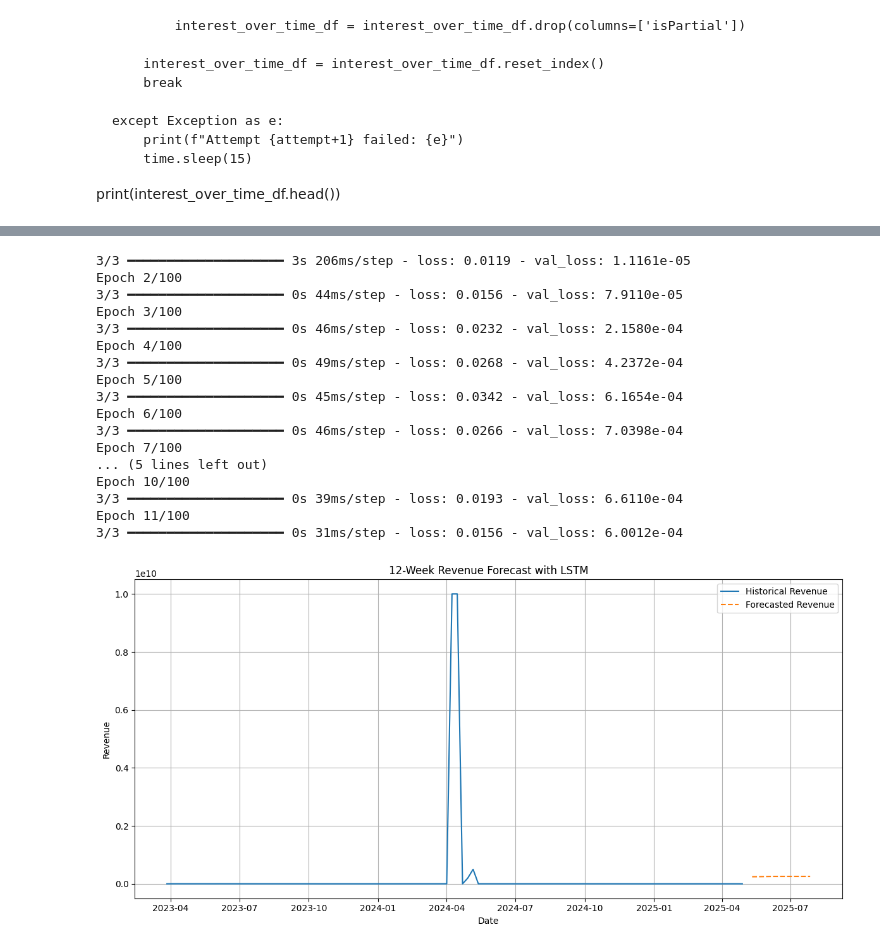
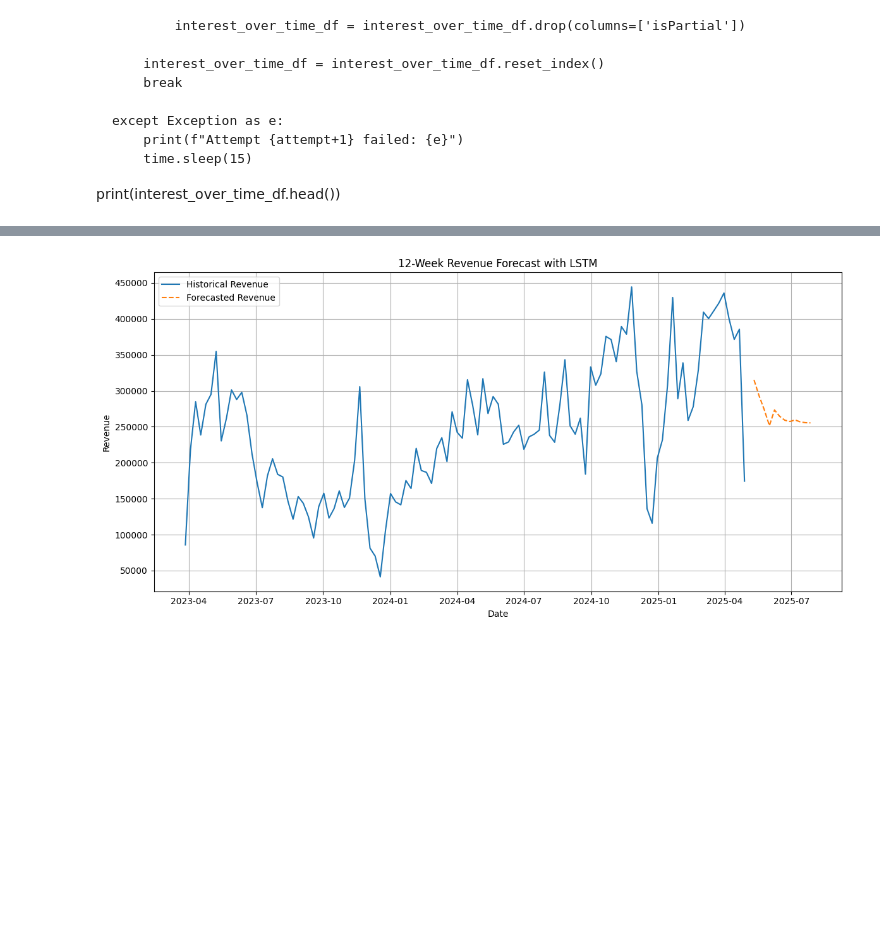
Before and after one commit to Connective3Innovation/impact_V2, a Jupyter notebook: experiments.ipynb, the cells around one changed output, grey strips where cells are left out. Cells and saved outputs as stored; diff of their text form; code cells hidden in the pictures; blank space fills up the shorter version.

```diff
--- a/experiments.ipynb
+++ b/experiments.ipynb
@@ -332,8 +315,10 @@ y_train, y_test = y[:split], y[split:]
 # LSTM model
 model = Sequential([
     LSTM(64, activation='relu', return_sequences=True, input_shape=(sequence_length, 1)),
-    LSTM(32, activation='relu'),
+    LSTM(32, activation='relu',return_sequences=True),
+    LSTM(16, activation='relu'),
     Dense(16, activation='relu'),
+    Dense(8, activation='relu'),
     Dense(1)
 ])
 model.compile(optimizer='adam', loss='mse')
@@ -370,21 +371,4 @@ Epoch 1/100
-3/3 ━━━━━━━━━━━━━━━━━━━━ 3s 206ms/step - loss: 0.0119 - val_loss: 1.1161e-05
-Epoch 2/100
-3/3 ━━━━━━━━━━━━━━━━━━━━ 0s 44ms/step - loss: 0.0156 - val_loss: 7.9110e-05
-Epoch 3/100
-3/3 ━━━━━━━━━━━━━━━━━━━━ 0s 46ms/step - loss: 0.0232 - val_loss: 2.1580e-04
-Epoch 4/100
-3/3 ━━━━━━━━━━━━━━━━━━━━ 0s 49ms/step - loss: 0.0268 - val_loss: 4.2372e-04
-Epoch 5/100
-3/3 ━━━━━━━━━━━━━━━━━━━━ 0s 45ms/step - loss: 0.0342 - val_loss: 6.1654e-04
-Epoch 6/100
-3/3 ━━━━━━━━━━━━━━━━━━━━ 0s 46ms/step - loss: 0.0266 - val_loss: 7.0398e-04
-Epoch 7/100
-... (5 lines left out)
-Epoch 10/100
-3/3 ━━━━━━━━━━━━━━━━━━━━ 0s 39ms/step - loss: 0.0193 - val_loss: 6.6110e-04
-Epoch 11/100
-3/3 ━━━━━━━━━━━━━━━━━━━━ 0s 31ms/step - loss: 0.0156 - val_loss: 6.0012e-04
-[figure, old version]
+[figure, new version]
 # %%
 # Predict on training and test data
 train_pred = model.predict(X_train)
```
Also changed, not shown: parts of 17 cells of this notebook, 6 other files.
